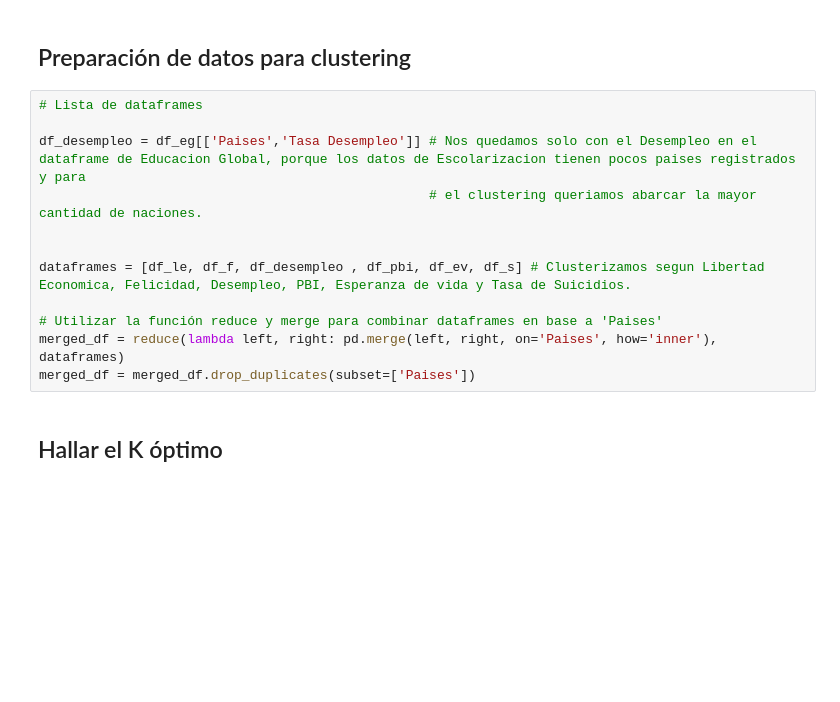
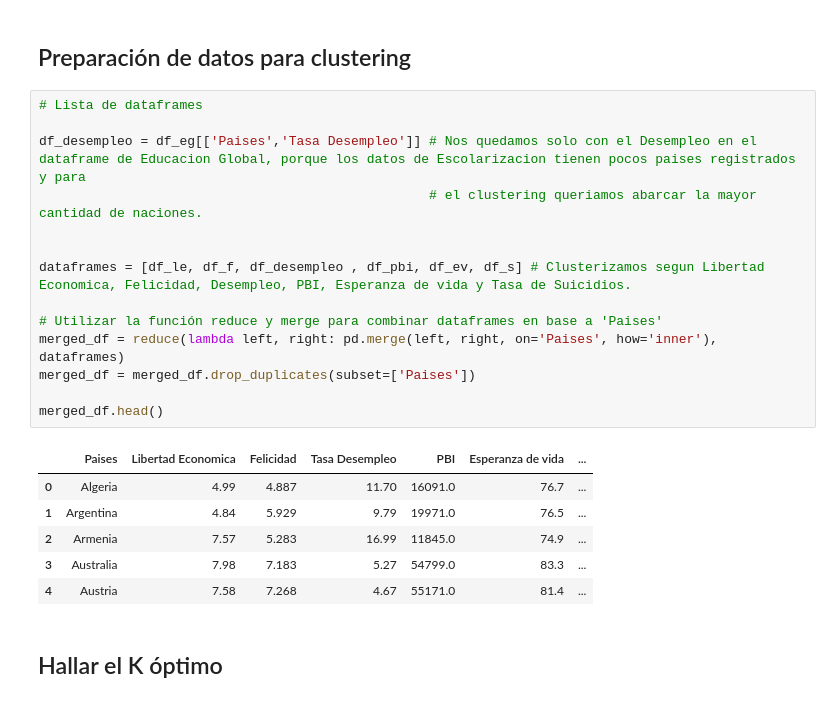
Before and after one commit to Matiiwtcp/Proyecto_final_bigdata, a Jupyter notebook: Proyecto_final_MLBG.ipynb, the cells around one changed output. Cells and saved outputs as stored; diff of their text form; blank space fills up the shorter version.

```diff
--- a/Proyecto_final_MLBG.ipynb
+++ b/Proyecto_final_MLBG.ipynb
@@ -519,15 +576,24 @@ fig_tasa_desempleo.show()
 # %%
 # Lista de dataframes
 
 df_desempleo = df_eg[['Paises','Tasa Desempleo']] # Nos quedamos solo con el Desempleo en el dataframe de Educacion Global, porque los datos de Escolarizacion tienen pocos paises registrados y para
                                                   # el clustering queriamos abarcar la mayor cantidad de naciones.
 
 
 dataframes = [df_le, df_f, df_desempleo , df_pbi, df_ev, df_s] # Clusterizamos segun Libertad Economica, Felicidad, Desempleo, PBI, Esperanza de vida y Tasa de Suicidios.
 
 # Utilizar la función reduce y merge para combinar dataframes en base a 'Paises'
 merged_df = reduce(lambda left, right: pd.merge(left, right, on='Paises', how='inner'), dataframes)
 merged_df = merged_df.drop_duplicates(subset=['Paises'])
+
+merged_df.head()
+# %% [output]
+|  | Paises | Libertad Economica | Felicidad | Tasa Desempleo | PBI | Esperanza de vida | ... |
+| 0 | Algeria | 4.99 | 4.887 | 11.70 | 16091.0 | 76.7 | ... |
+| 1 | Argentina | 4.84 | 5.929 | 9.79 | 19971.0 | 76.5 | ... |
+| 2 | Armenia | 7.57 | 5.283 | 16.99 | 11845.0 | 74.9 | ... |
+| 3 | Australia | 7.98 | 7.183 | 5.27 | 54799.0 | 83.3 | ... |
+| 4 | Austria | 7.58 | 7.268 | 4.67 | 55171.0 | 81.4 | ... |
 # %% [markdown]
 ## Hallar el K óptimo
 # %%
```
Also changed, not shown: parts of 10 cells of this notebook.
